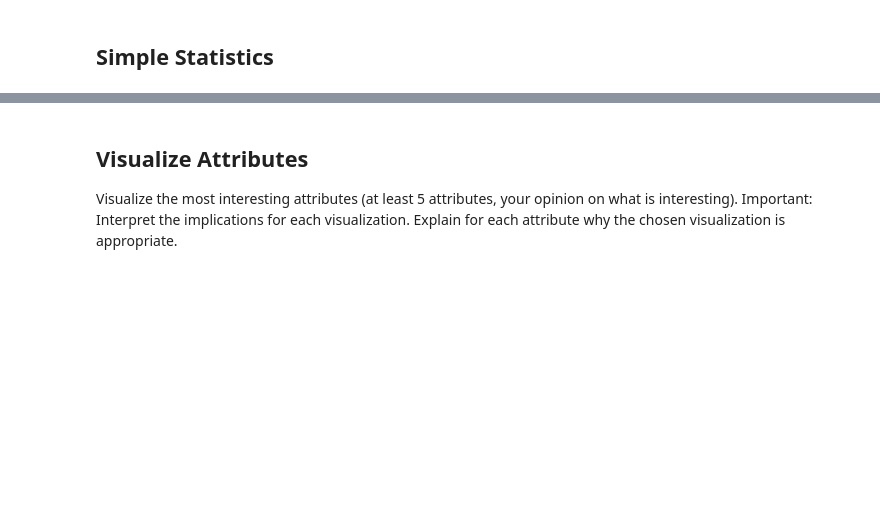
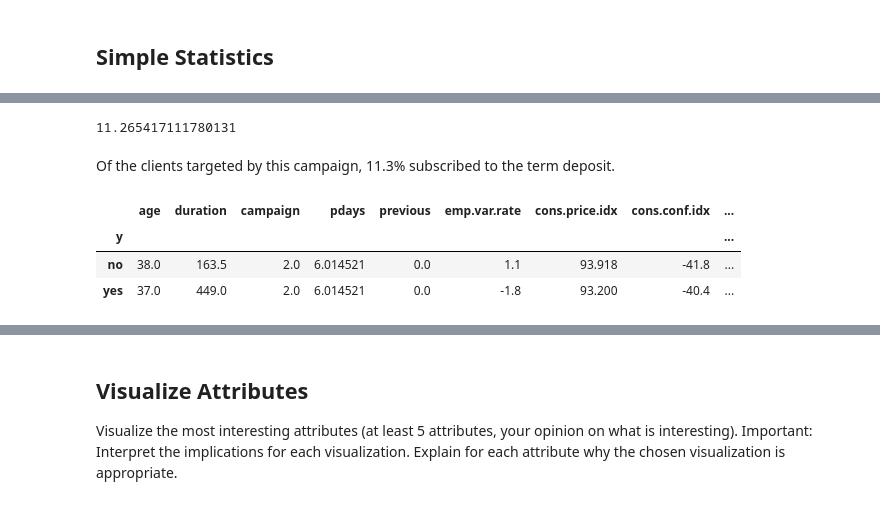
Before and after one commit to NickSager/DS7331_Projects, a Jupyter notebook: Lab01/Lab01.ipynb, the cells around one changed output, grey strips where cells are left out. Drawn from its saved outputs; the diff is of its cells as text; code cells hidden in the pictures; blank space fills up the shorter version.

```diff
--- a/Lab01/Lab01.ipynb
+++ b/Lab01/Lab01.ipynb
@@ -222,0 +225,14 @@ bank.describe()
+# %%
+# Calculate the percentage of people who subscribed to a term deposit
+len(df[df.y == 'yes']) / len(df) * 100.0
+# %% [output]
+11.265417111780131
+# %% [markdown]
+Of the clients targeted by this campaign, 11.3% subscribed to the term deposit.
+# %%
+df.groupby(by='y').median(numeric_only = True)
+# %% [output]
+|  | age | duration | campaign | pdays | previous | emp.var.rate | cons.price.idx | cons.conf.idx | ... |
+| y |  |  |  |  |  |  |  |  | ... |
+| no | 38.0 | 163.5 | 2.0 | 6.014521 | 0.0 | 1.1 | 93.918 | -41.8 | ... |
+| yes | 37.0 | 449.0 | 2.0 | 6.014521 | 0.0 | -1.8 | 93.200 | -40.4 | ... |
```
Also changed, not shown: parts of 12 cells of this notebook.
